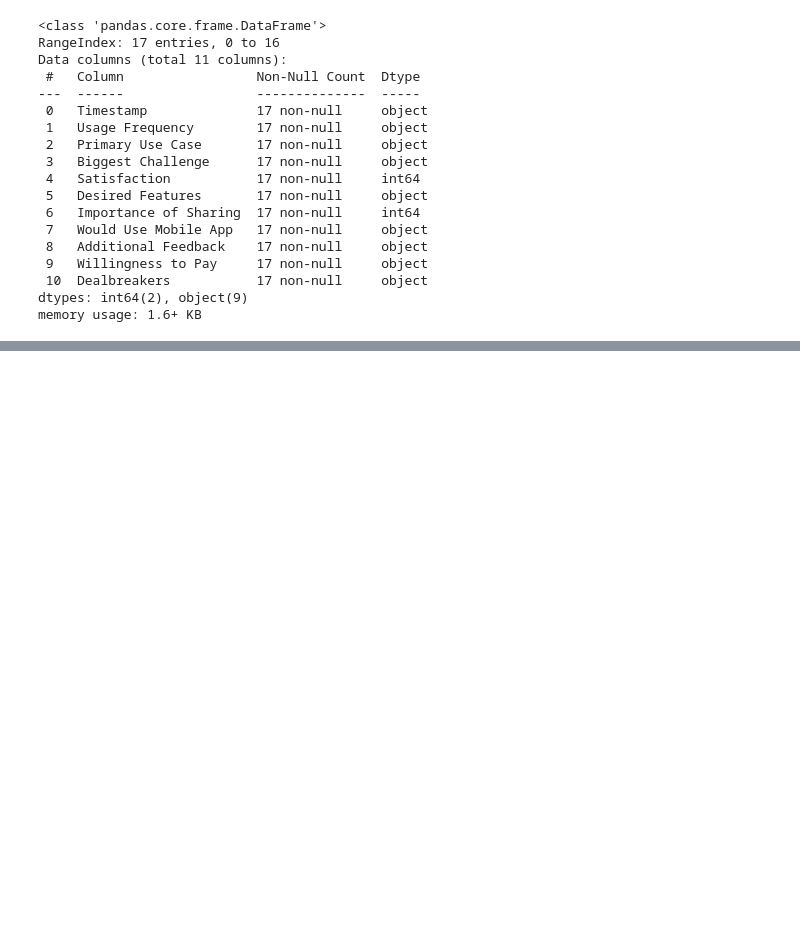
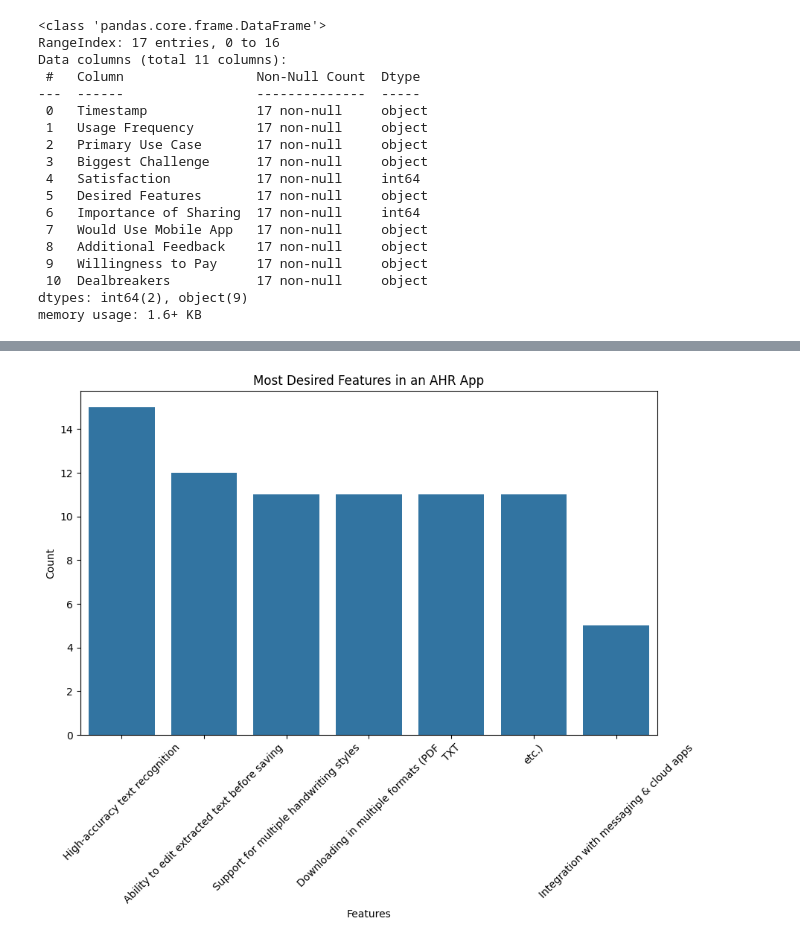
Before and after one commit to sondosaabed/Arabic-Handwritten-Recognition-UX-Design-Research-Data-Analysis, a Jupyter notebook: UX-Reserach-data.ipynb, the cells around one changed output, grey strips where cells are left out. Drawn from its saved outputs; the diff is of its cells as text; code cells hidden in the pictures; blank space fills up the shorter version.

```diff
--- a/UX-Reserach-data.ipynb
+++ b/UX-Reserach-data.ipynb
@@ -97,0 +137,5 @@ df.head()
+# %%
+# 4. Desired Features
+print("\nDesired Features:")
+desired_features_counts = df.explode("Desired Features")["Desired Features"].value_counts()
+print(desired_features_counts)
@@ -97,0 +186,10 @@ df.head()
+# %%
+plt.figure(figsize=(10,6))
+sns.barplot(x=desired_features_counts.index, y=desired_features_counts.values)
+plt.xticks(rotation=45)
+plt.title("Most Desired Features in an AHR App")
+plt.xlabel("Features")
+plt.ylabel("Count")
+plt.show()
+# %% [output]
+[figure, added]
```
Also changed, not shown: parts of 6 cells of this notebook.
